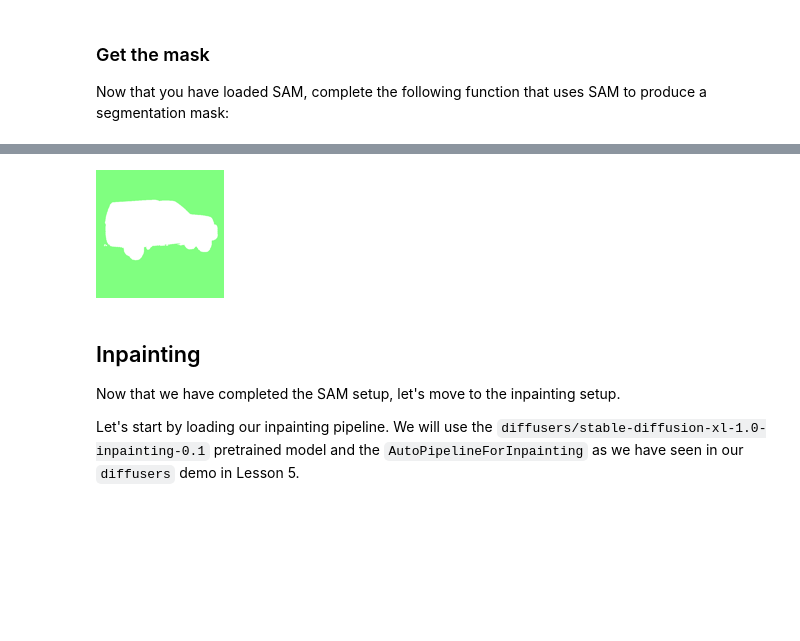
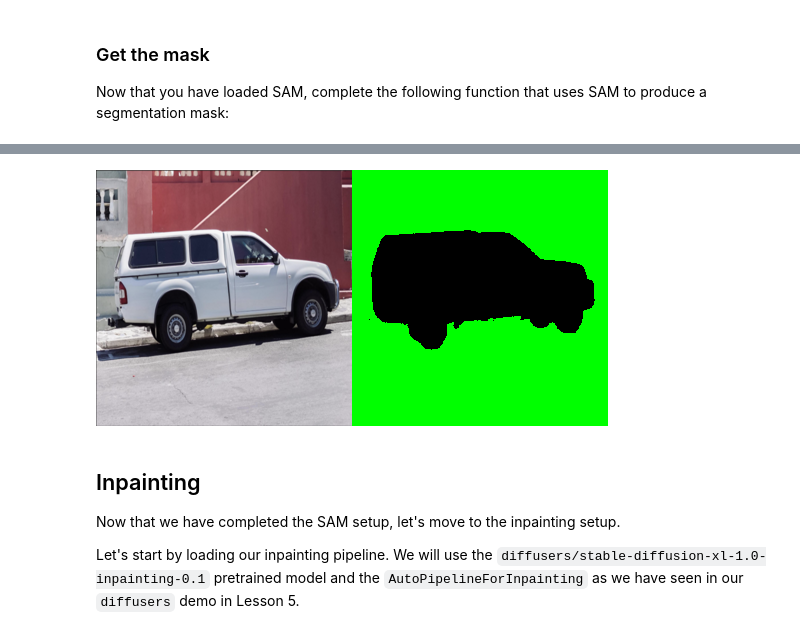
Before and after one commit to Herick-Asmani/AI-Photo-Editing-with-Inpainting, a Jupyter notebook: starter.ipynb, the cells around one changed output, grey strips where cells are left out. Cells and saved outputs as stored; diff of their text form; code cells hidden in the pictures; blank space fills up the shorter version.

```diff
--- a/starter.ipynb
+++ b/starter.ipynb
@@ -102,14 +94,15 @@ If it doesn't or you get errors, double check the code you have completed above
 # %%
 raw_image = Image.open("car.png").convert("RGB").resize((512, 512))
 
 # These are the coordinates of two points on the car
 input_points = [[[150, 170], [300, 250]]]
 
 mask = get_processed_inputs(raw_image, input_points)
 
-Image.fromarray(mask_to_rgb(mask)).resize((128, 128))
+fig = make_image_grid([raw_image.resize((256, 256)), Image.fromarray(mask_to_rgb(mask)).resize((256, 256))], rows=1, cols=2)
+fig
 # %% [output]
-[figure, old version]
+[figure, new version]
 # %% [markdown]
 ## Inpainting
 
```
Also changed, not shown: parts of 3 cells of this notebook.
